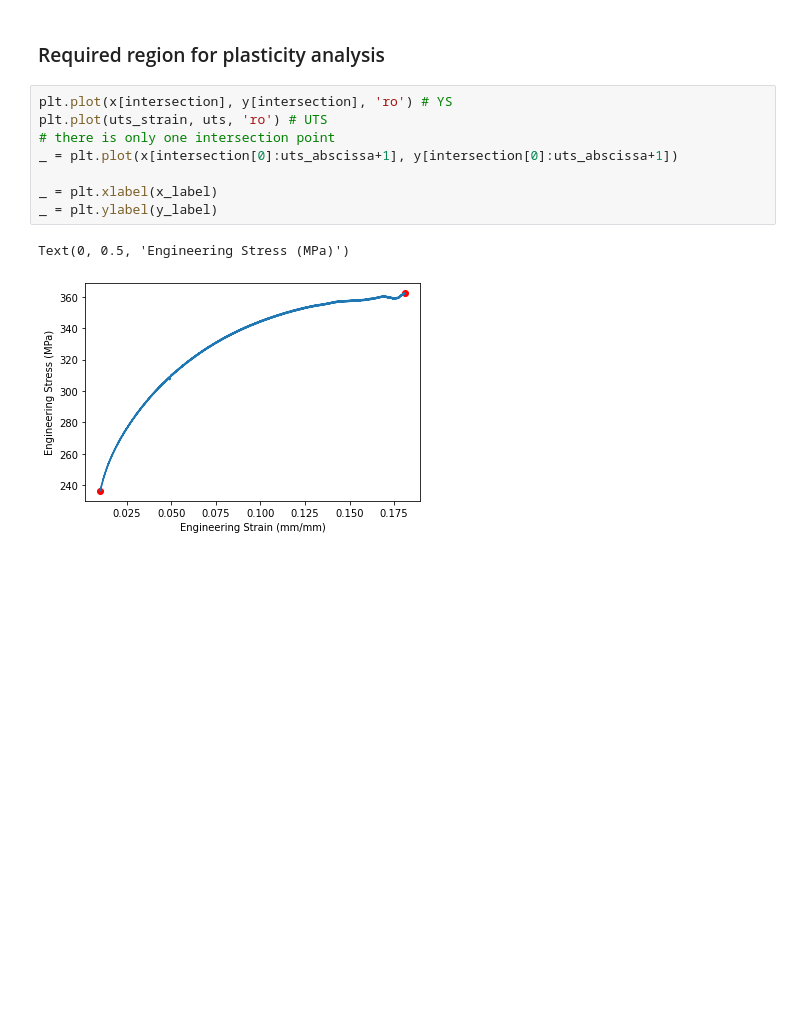
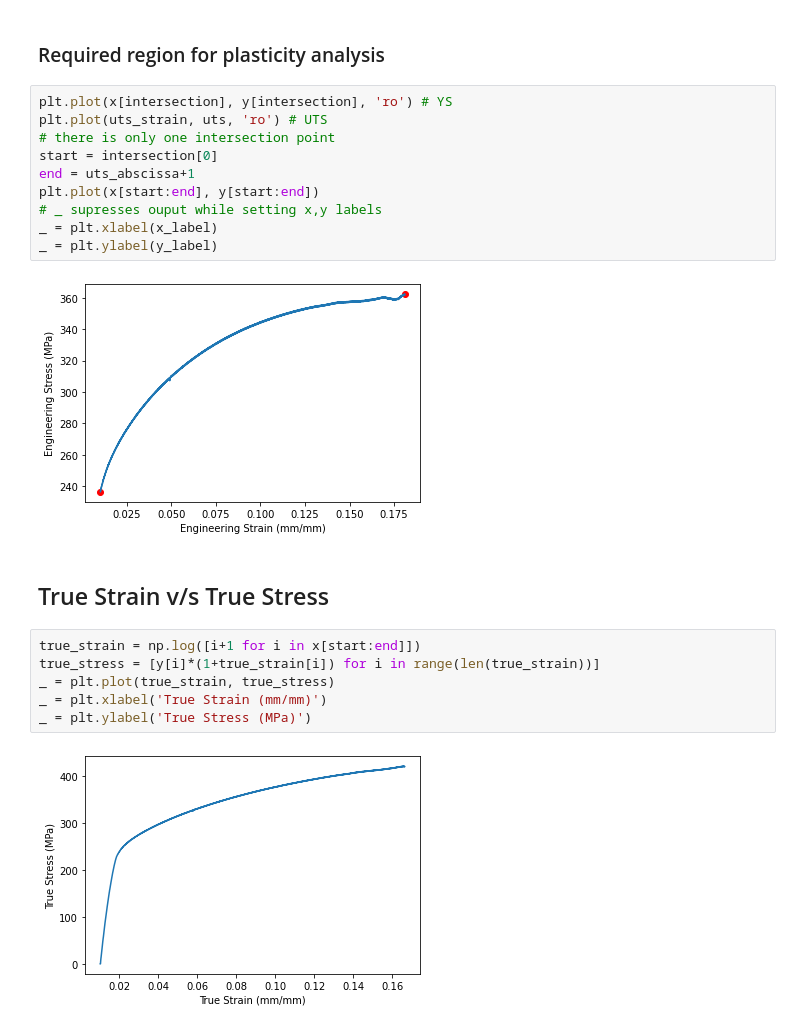
Before and after one commit to algomaster99/meta-btp, a Jupyter notebook: Engineering Stress, Strain -> True Stress, Strain.ipynb, the cells around one changed output. Drawn from its saved outputs; the diff is of its cells as text; blank space fills up the shorter version.

Commit message:
Plot true strain v/s true stress

```diff
--- a/Engineering Stress, Strain -> True Stress, Strain.ipynb
+++ b/Engineering Stress, Strain -> True Stress, Strain.ipynb
@@ -99,10 +99,21 @@ Ultimate Tensile Strength is 362.27072 MPa at 18.095% elongation.
 plt.plot(x[intersection], y[intersection], 'ro') # YS
 plt.plot(uts_strain, uts, 'ro') # UTS
 # there is only one intersection point
-_ = plt.plot(x[intersection[0]:uts_abscissa+1], y[intersection[0]:uts_abscissa+1])
-
+start = intersection[0]
+end = uts_abscissa+1
+plt.plot(x[start:end], y[start:end])
+# _ supresses ouput while setting x,y labels
 _ = plt.xlabel(x_label)
 _ = plt.ylabel(y_label)
 # %% [output]
-Text(0, 0.5, 'Engineering Stress (MPa)')
 [figure]
+# %% [markdown]
+## True Strain v/s True Stress
+# %%
+true_strain = np.log([i+1 for i in x[start:end]])
+true_stress = [y[i]*(1+true_strain[i]) for i in range(len(true_strain))]
+_ = plt.plot(true_strain, true_stress)
+_ = plt.xlabel('True Strain (mm/mm)')
+_ = plt.ylabel('True Stress (MPa)')
+# %% [output]
+[figure, added]
```
